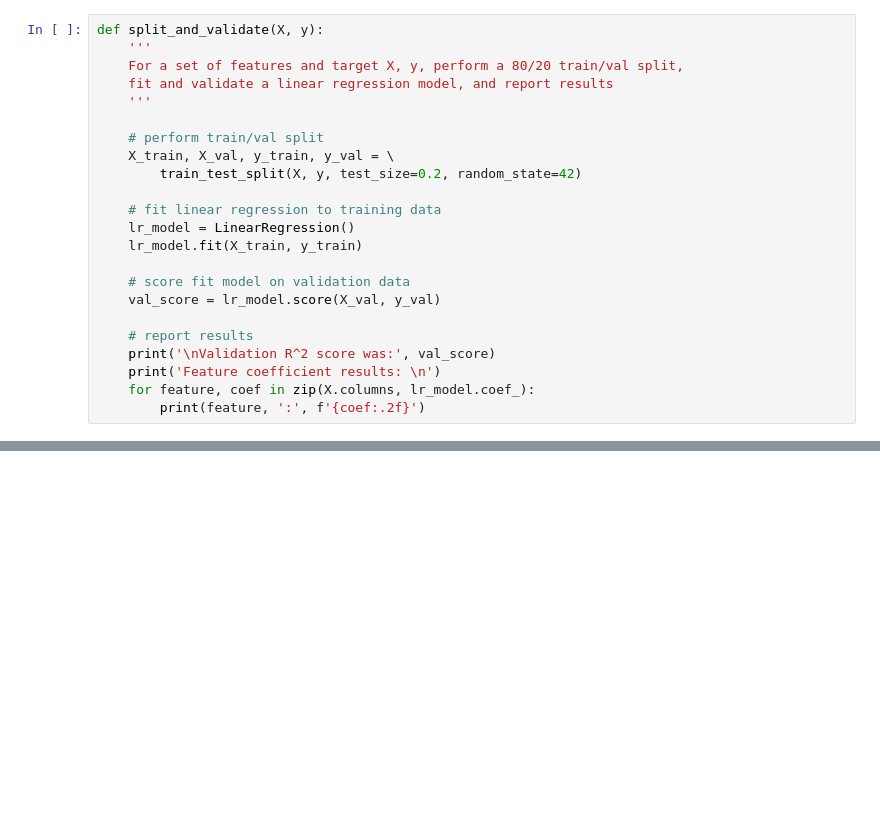
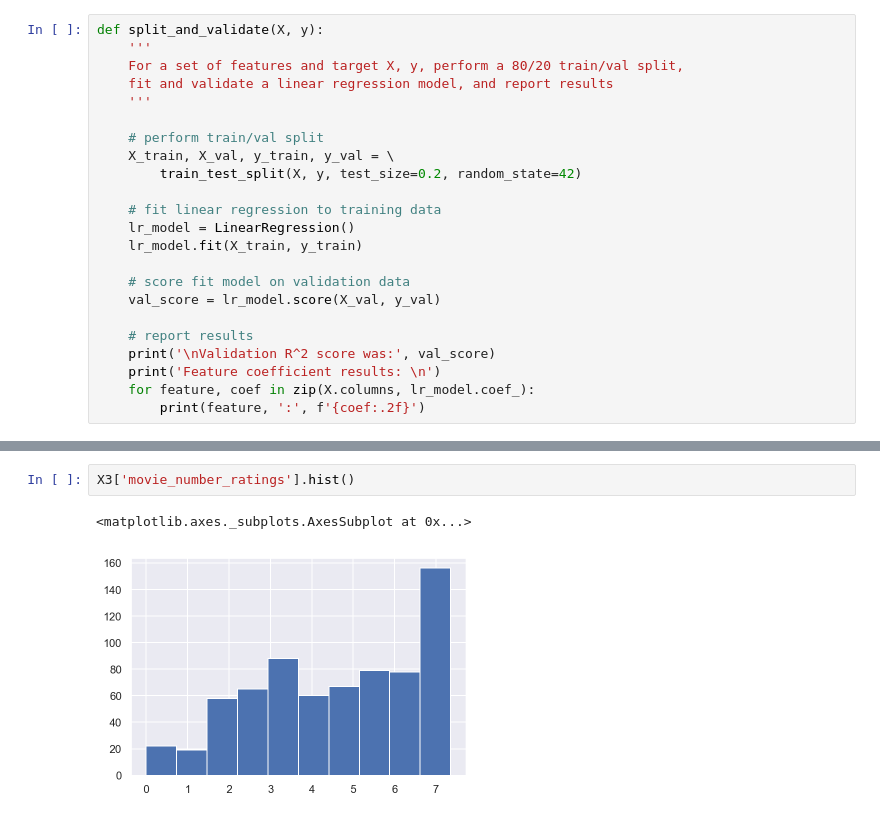
Before and after one commit to natashaborders-zz/Book_to_Movie_Ratings_Predictions, a Jupyter notebook: Analysis_Workbooks/Book_to_Movie_Feature_Engineering.ipynb, the cells around one changed output, grey strips where cells are left out. Saved outputs shown, nothing was run; the diff lists cells and outputs as text; blank space fills up the shorter version.

```diff
--- a/Analysis_Workbooks/Book_to_Movie_Feature_Engineering.ipynb
+++ b/Analysis_Workbooks/Book_to_Movie_Feature_Engineering.ipynb
@@ -97,0 +118,5 @@ movie_popularity : -0.59
+# %%
+X3['movie_number_ratings'].hist()
+# %% [output]
+<matplotlib.axes._subplots.AxesSubplot at 0x...>
+[figure, added]
```
Also changed, not shown: parts of 13 cells of this notebook, 14 other files.
